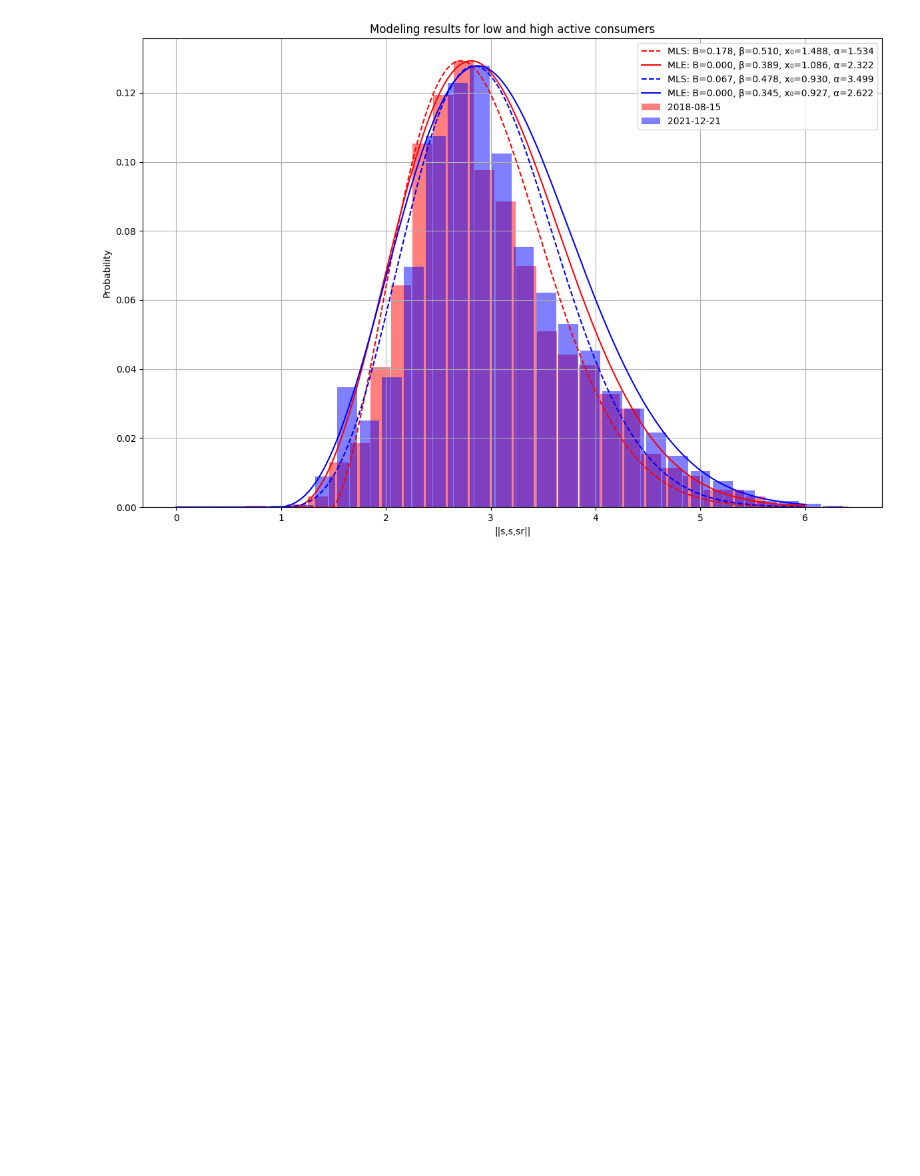
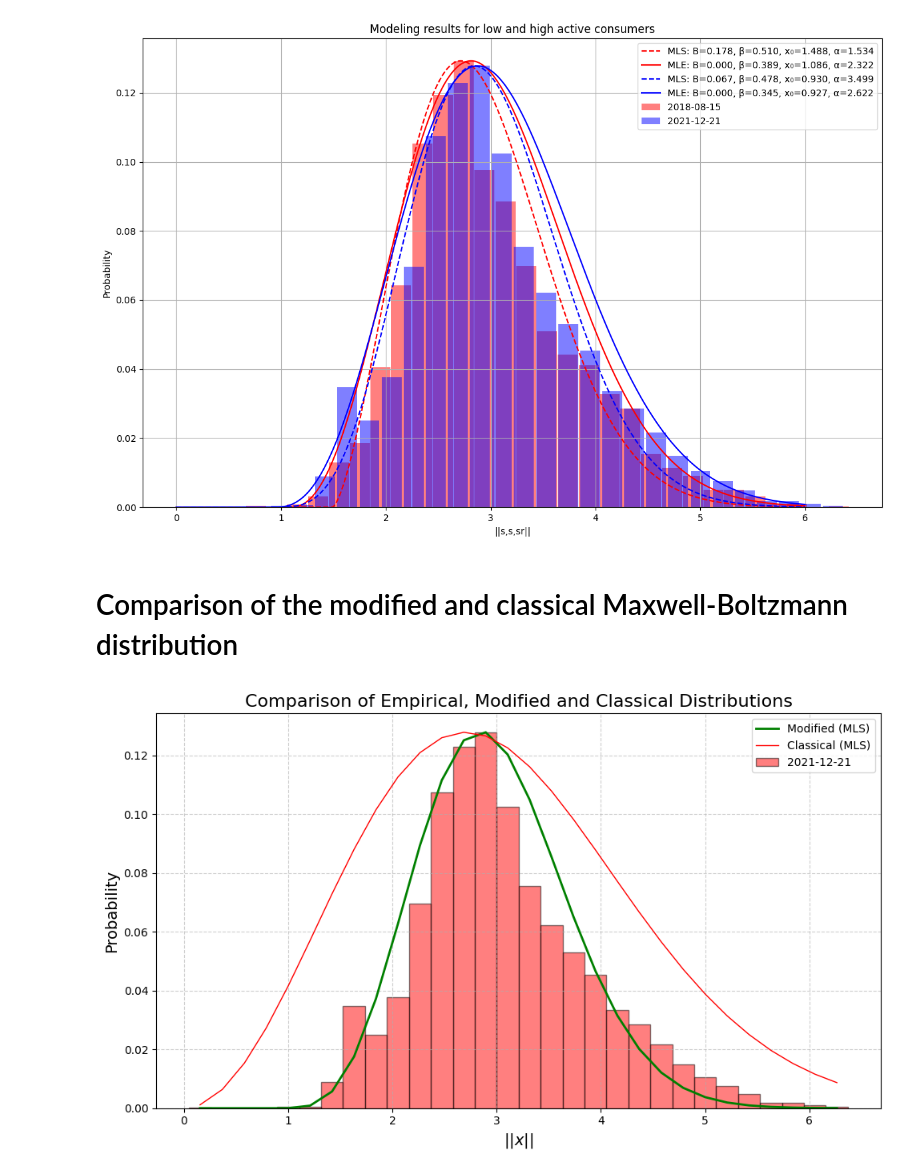
Before and after one commit to AnnCherk/Study-of-the-relationship-between-individual-consumer-behavior-and-macroeconomic-trends, a Jupyter notebook: modeling_1st_dataset.ipynb, the cells around one changed output. Drawn from its saved outputs; the diff is of its cells as text; code cells hidden in the pictures; blank space fills up the shorter version.

```diff
--- a/modeling_1st_dataset.ipynb
+++ b/modeling_1st_dataset.ipynb
@@ -418,3 +409,42 @@ plt.tight_layout()
 plt.show()
 # %% [output]
 [figure]
+# %% [markdown]
+#  Comparison of the modified and classical Maxwell-Boltzmann distribution
+# %%
+date_to_plot = '2021-12-21'
+# %%
+data = individual.loc[date_to_plot]
+activity = data.apply(consumer_acticity, axis=1)
+hist_data = activity.value_counts(bins=30, normalize=True)
+x_data = np.array([(edge.left + edge.right) / 2 for edge in hist_data.index])
+y_data = np.array(hist_data.values)
+# %%
+params_mod = fit_methods(x_data, y_data, method='mls', model_type='modified')
+params_cls = fit_methods(x_data, y_data, method='mls', model_type='classical')
+# %%
+# Visualisation
+y_fit_mod = mod_maxwell_boltzmann(x_data, *params_mod)
+y_fit_mod = normalize_curve(y_fit_mod, y_data)
+
+y_fit_cls = clas_maxwell_boltzmann(x_data, *params_cls)
+y_fit_cls = normalize_curve(y_fit_cls, y_data)
+
+sorted_idx = np.argsort(x_data)
+x_sorted = x_data[sorted_idx]
+y_fit_mod_sorted = y_fit_mod[sorted_idx]
+y_fit_cls_sorted = y_fit_cls[sorted_idx]
+
+plt.figure(figsize=(10, 6))
+plt.bar(x_data, y_data, width=(x_data[1] - x_data[0]), alpha=0.5, color='red', label=f'{date_to_plot}', edgecolor='black')
+plt.plot(x_sorted, y_fit_mod_sorted, color='green', linestyle='-', label='Modified (MLS)', linewidth=2)
+plt.plot(x_sorted, y_fit_cls_sorted, color='red', linestyle='-', label='Classical (MLS)', linewidth=1)
+plt.xlabel(r"$||x||$", fontsize=14)
+plt.ylabel("Probability", fontsize=14)
+plt.title("Comparison of Empirical, Modified and Classical Distributions", fontsize=16)
+plt.legend()
+plt.grid(True, linestyle='--', alpha=0.6)
+plt.tight_layout()
+plt.show()
+# %% [output]
+[figure, added]
```
Also changed, not shown: parts of 7 cells of this notebook, 4 other files.
